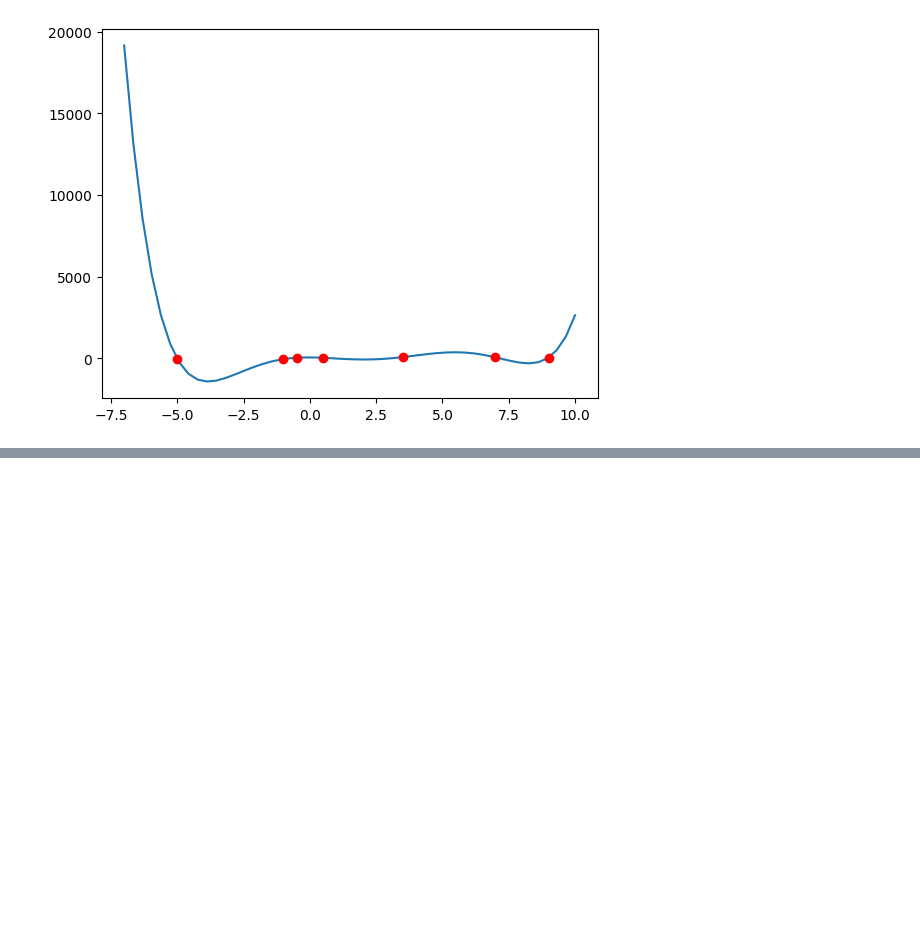
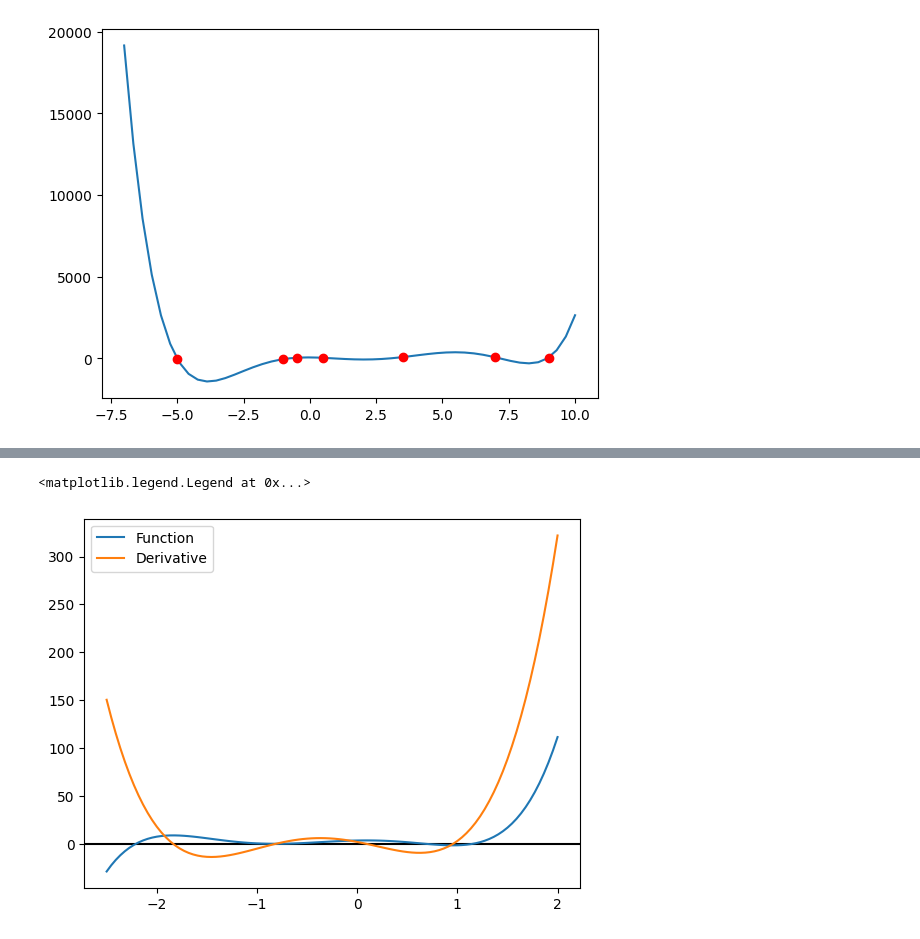
Before and after one commit to MahathiR27/BRACU-CSE330-Number_Theory-Lab, a Jupyter notebook: full_discussion.ipynb, the cells around one changed output, grey strips where cells are left out. Cells and saved outputs as stored; diff of their text form; code cells hidden in the pictures; blank space fills up the shorter version.

```diff
--- a/full_discussion.ipynb
+++ b/full_discussion.ipynb
@@ -209,0 +228,16 @@ plt.show()
+# %%
+p = Polynomial([3.5, 2.0, -10.0, -6.0, 6.0, 3.0])
+
+x_values = np.linspace(-2.5, 2.0, 100)
+y_values = p(x_values)
+
+p_prime = p.deriv(1)
+y_prime_values = p_prime(x_values)
+
+plt.axhline(y=0, color='k')  # Add a horizontal line at y=0 for reference
+plt.plot(x_values, y_values, label='Function')
+plt.plot(x_values, y_prime_values, label='Derivative')
+plt.legend()
+# %% [output]
+<matplotlib.legend.Legend at 0x...>
+[figure, added]
```
Also changed, not shown: parts of 5 cells of this notebook, 2 other files.
